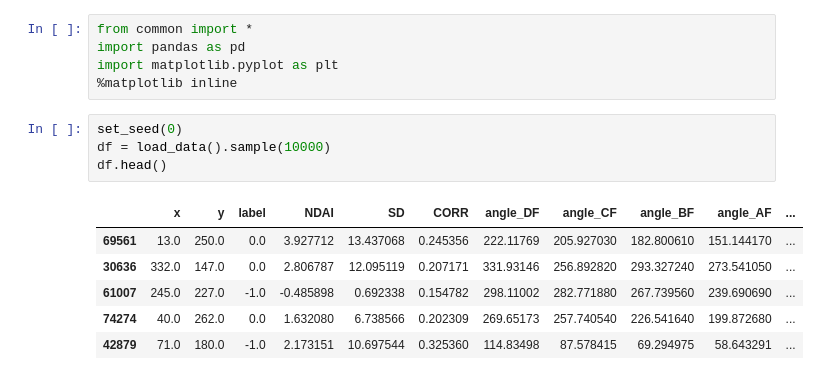
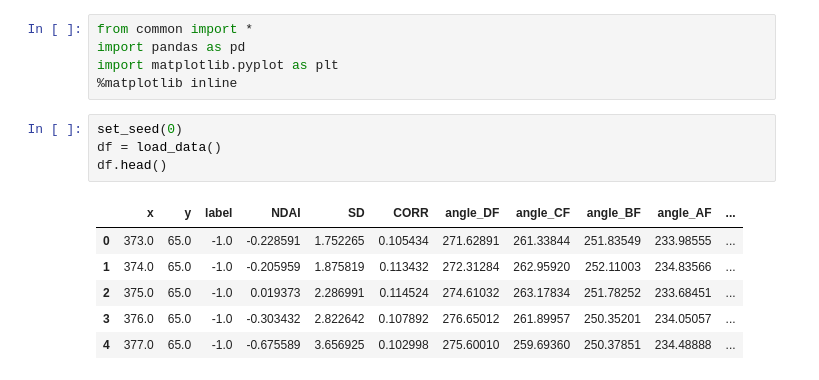
Before and after one commit to junf97/stat154-project2, a Jupyter notebook: code/eda.ipynb, the cells around one changed output. Drawn from its saved outputs; the diff is of its cells as text.

```diff
--- a/code/eda.ipynb
+++ b/code/eda.ipynb
@@ -5,15 +5,15 @@ import matplotlib.pyplot as plt
 %matplotlib inline
 # %%
 set_seed(0)
-df = load_data().sample(10000)
+df = load_data()
 df.head()
 # %% [output]
 |  | x | y | label | NDAI | SD | CORR | angle_DF | angle_CF | angle_BF | angle_AF | ... |
-| 69561 | 13.0 | 250.0 | 0.0 | 3.927712 | 13.437068 | 0.245356 | 222.11769 | 205.927030 | 182.800610 | 151.144170 | ... |
-| 30636 | 332.0 | 147.0 | 0.0 | 2.806787 | 12.095119 | 0.207171 | 331.93146 | 256.892820 | 293.327240 | 273.541050 | ... |
-| 61007 | 245.0 | 227.0 | -1.0 | -0.485898 | 0.692338 | 0.154782 | 298.11002 | 282.771880 | 267.739560 | 239.690690 | ... |
-| 74274 | 40.0 | 262.0 | 0.0 | 1.632080 | 6.738566 | 0.202309 | 269.65173 | 257.740540 | 226.541640 | 199.872680 | ... |
-| 42879 | 71.0 | 180.0 | -1.0 | 2.173151 | 10.697544 | 0.325360 | 114.83498 | 87.578415 | 69.294975 | 58.643291 | ... |
+| 0 | 373.0 | 65.0 | -1.0 | -0.228591 | 1.752265 | 0.105434 | 271.62891 | 261.33844 | 251.83549 | 233.98555 | ... |
+| 1 | 374.0 | 65.0 | -1.0 | -0.205959 | 1.875819 | 0.113432 | 272.31284 | 262.95920 | 252.11003 | 234.83566 | ... |
+| 2 | 375.0 | 65.0 | -1.0 | 0.019373 | 2.286991 | 0.114524 | 274.61032 | 263.17834 | 251.78252 | 233.68451 | ... |
+| 3 | 376.0 | 65.0 | -1.0 | -0.303432 | 2.822642 | 0.107892 | 276.65012 | 261.89957 | 250.35201 | 234.05057 | ... |
+| 4 | 377.0 | 65.0 | -1.0 | -0.675589 | 3.656925 | 0.102998 | 275.60010 | 259.69360 | 250.37851 | 234.48888 | ... |
 # %%
 import seaborn as sns; sns.set(style="ticks", color_codes=True)
 sns.pairplot(df.iloc[:,3:-1]);
```
Also changed, not shown: parts of 2 cells of this notebook, 2 other files.
